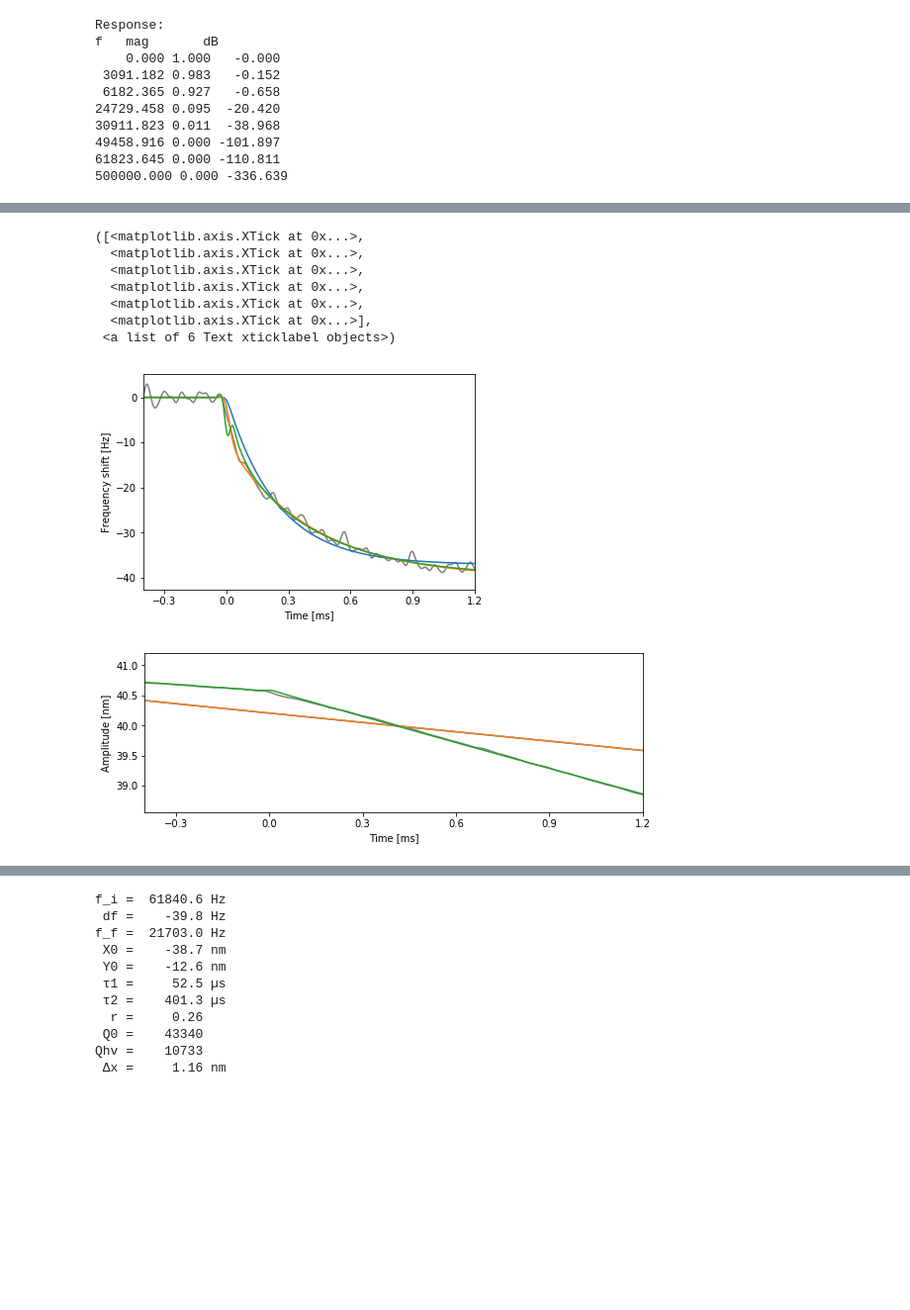
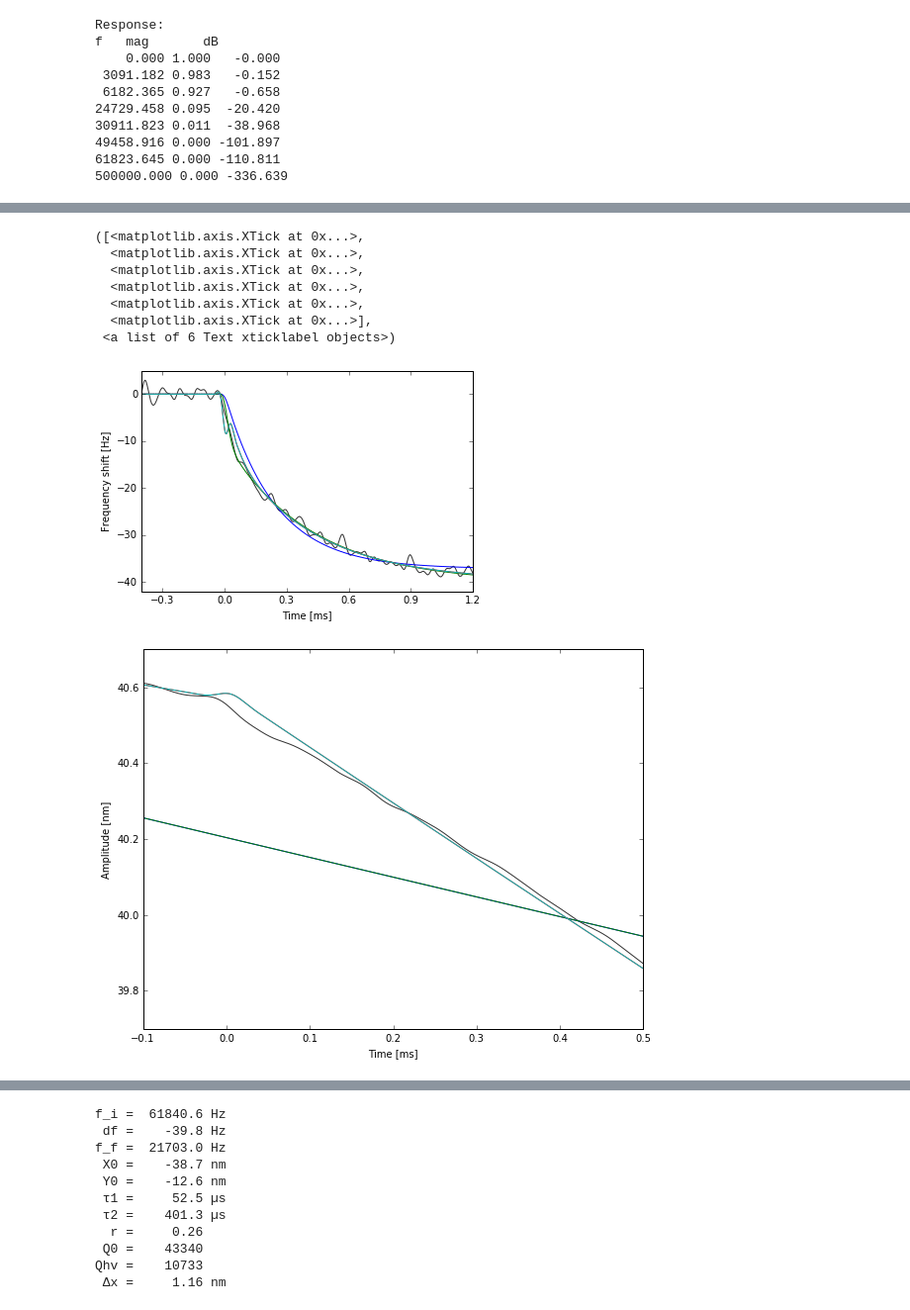
Before and after one commit to ryanpdwyer/1605-phasekick, a Jupyter notebook: notebooks/dc-ac-separation/model-near-zero-time-series.ipynb, the cells around one changed output, grey strips where cells are left out. Shown at 99% size. Saved outputs shown, nothing was run; the diff lists cells and outputs as text; code cells hidden in the pictures; blank space fills up the shorter version.

```diff
--- a/notebooks/dc-ac-separation/model-near-zero-time-series.ipynb
+++ b/notebooks/dc-ac-separation/model-near-zero-time-series.ipynb
@@ -143,3 +190,6 @@ f   mag       dB
 49458.916 0.000 -101.897
 61823.645 0.000 -110.811
 500000.000 0.000 -336.639
+# %%
+b.simpDCDet = td.fit(simpDC, b.t, b.x5, p0=p1simpDC, name='simpDCDet',
+                  tfit=b.t5)
@@ -146,15 +207,16 @@ f   mag       dB
 # %%
 color_cycle = plt.rcParams["axes.prop_cycle"].by_key()["color"]
 # %%
-colors=['0.5']
+colors=['0.2']
 colors.extend(color_cycle)
 
-for li, color in zip([b.li, b.simp.li, b.simp2.li, b.simpDC.li], colors) :
+for li, color in zip([b.li, b.simp.li, b.simp2.li, b.simpDC.li, b.simpDCDet.li], colors) :
     plt.plot(li('t')*1e3, li('df'), color=color)
 
 plt.ylabel("Frequency shift [Hz]")
 plt.xlabel("Time [ms]")
 plt.xlim(-0.4, 1.2)
+plt.ylim(-42, 5)
 plt.xticks(np.linspace(-0.3, 1.2, 6))
 # plt.savefig("../../../../Talks/161109-pk-efm-theory-v2/df-time-domain.pdf")
 # %% [output]
@@ -165,21 +227,22 @@ plt.xticks(np.linspace(-0.3, 1.2, 6))
   <matplotlib.axis.XTick at 0x...>,
   <matplotlib.axis.XTick at 0x...>],
  <a list of 6 Text xticklabel objects>)
-[figure, old version]
+[figure, new version]
 # %%
 
-fig = plt.figure(figsize=(8, 3))
-for li, color in zip([b.li, b.simp.li, b.simp2.li, b.simpDC.li], colors) :
+fig = plt.figure(figsize=(8, 6))
+for li, color in zip([b.li, b.simp.li, b.simp2.li, b.simpDC.li, b.simpDCDet.li], colors) :
     plt.plot(li('t')*1e3, li('A'), color=color)
 
 plt.ylabel("Amplitude [nm]")
 plt.xlabel("Time [ms]")
-plt.xlim(-0.4, 1.2)
-plt.xticks(np.linspace(-0.3, 1.2, 6))
+plt.ylim(39.7, 40.7)
+plt.xlim(-0.1, 0.5)
+plt.xticks(np.linspace(-0.1, 0.5, 7))
 fig.tight_layout()
 # fig.savefig("../../../../Talks/161109-pk-efm-theory-v2/A-time-domain.pdf", bbox_inches='tight', transparent=True)
 # %% [output]
-[figure, old version]
+[figure, new version]
 # %%
 plot_lis([b.li, b.simp.li, b.simpDC.li, b.simpDC.li], 'A')
 # %% [output]
```
Also changed, not shown: parts of 14 cells of this notebook, 17 other files.
